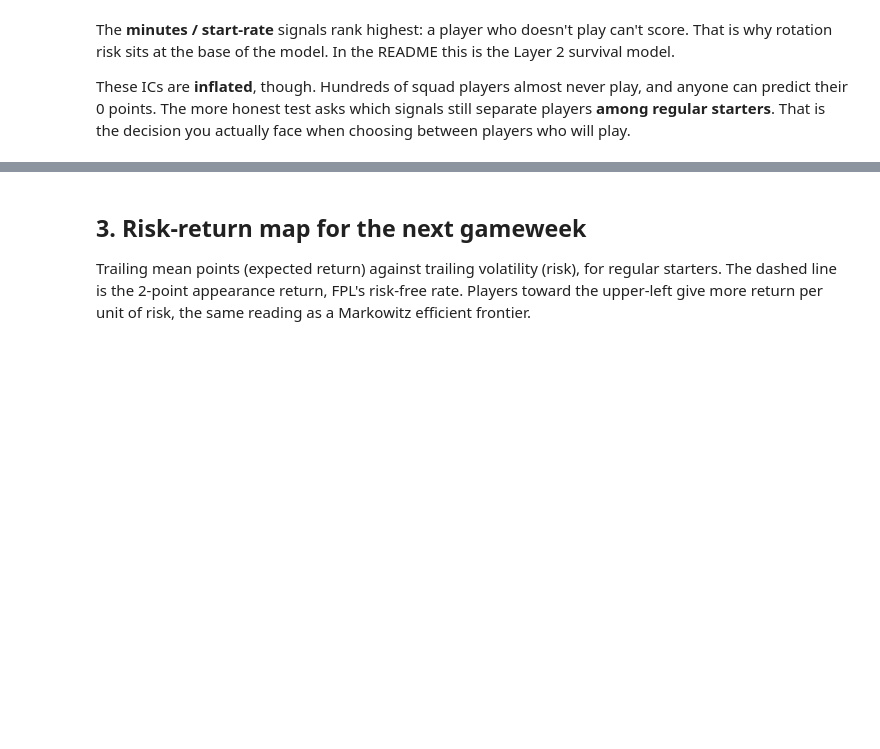
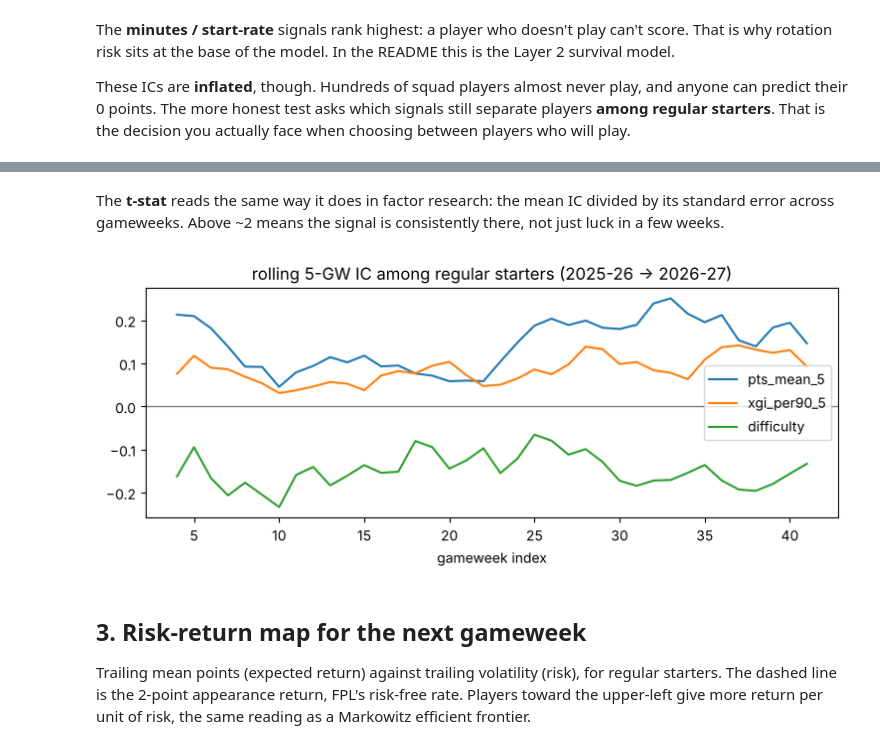
Before and after one commit to chayapolk22/FantasyEPL, a Jupyter notebook: notebooks/02_player_panel_checks.ipynb, the cells around one changed output, grey strips where cells are left out. Saved outputs shown, nothing was run; the diff lists cells and outputs as text; code cells hidden in the pictures; blank space fills up the shorter version.

```diff
--- a/notebooks/02_player_panel_checks.ipynb
+++ b/notebooks/02_player_panel_checks.ipynb
@@ -88,3 +100,13 @@ ic_starters.round(3)
+# %% [markdown]
+The **t-stat** reads the same way it does in factor research: the mean IC divided by its standard error across gameweeks. Above ~2 means the signal is consistently there, not just luck in a few weeks.
+# %%
+ax = ic_starters[["pts_mean_5", "xgi_per90_5", "difficulty"]].rolling(5).mean().reset_index(drop=True).plot(figsize=(9, 3))
+ax.axhline(0, c="grey", lw=1)
+ax.set_title("rolling 5-GW IC among regular starters (2025-26 → 2026-27)")
+ax.set_xlabel("gameweek index")
+plt.show()
+# %% [output]
+[figure, added]
 # %% [markdown]
 ## 3. Risk-return map for the next gameweek
 
```
Also changed, not shown: parts of 8 cells of this notebook, 4 other files.
